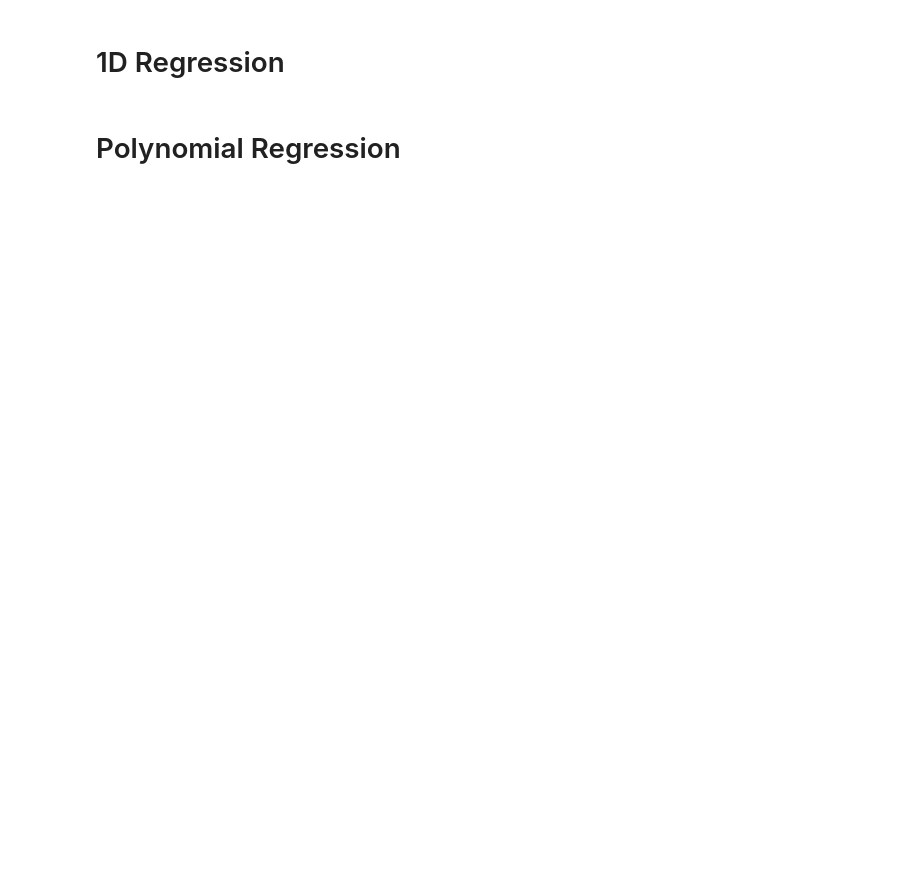
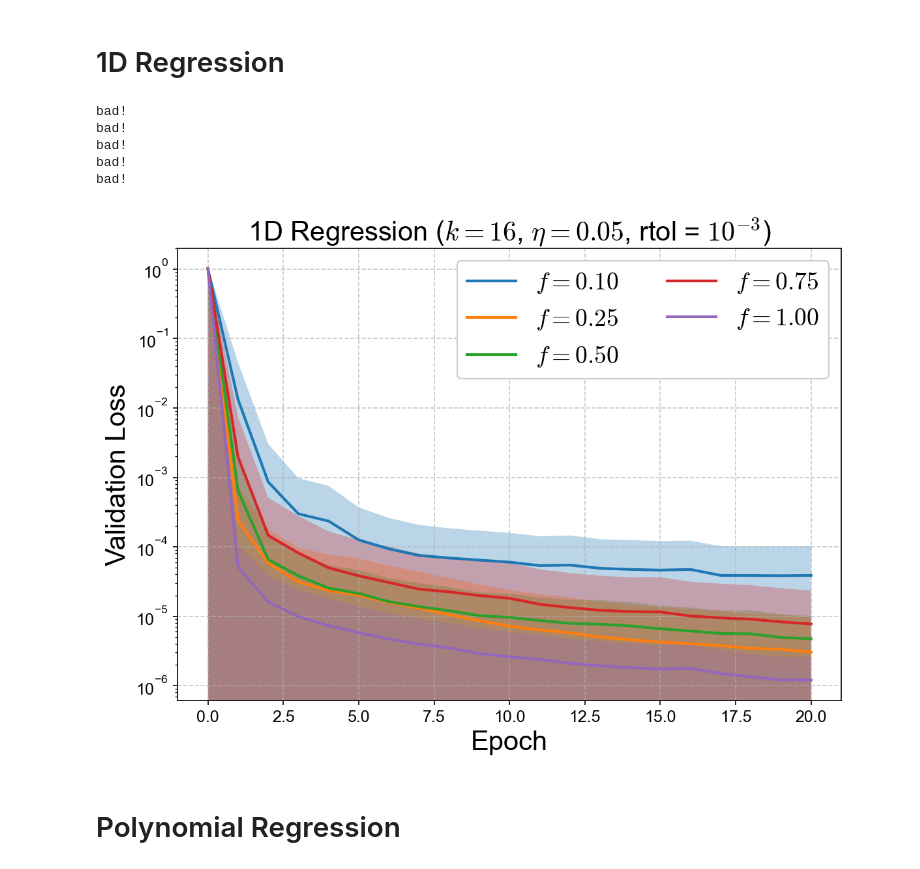
Before and after one commit to sambt/sven-experiments, a Jupyter notebook: analysis/paramfrac_analysis.ipynb, the cells around one changed output. Cells and saved outputs as stored; diff of their text form; code cells hidden in the pictures; blank space fills up the shorter version.

```diff
--- a/analysis/paramfrac_analysis.ipynb
+++ b/analysis/paramfrac_analysis.ipynb
@@ -30,9 +32,10 @@ print(f"Plots will be saved to: {PLOT_DIR.resolve()}")
 from style import load_results
 
 SCAN_CONFIGS = {
-    #'MNIST':    'mnist_paramfrac_labelreg_scan',
+    'MNIST':    'mnist_paramfrac_labelreg_scan',
     'Toy 1D':              'toy_1d_paramfrac_scan',
     'Polynomial':          'polynomial_paramfrac_scan',
+    'CIFAR' :              'cifar10_resnet_ce_paramFrac_scan'
 }
 
 datasets = {}
@@ -119,35 +165,43 @@ fig, ax = plt.subplots(figsize=(8, 6))
 
 K_SEL = 16
 RTOL = 1e-3
 LR = 0.05
 
 df = datasets['Toy 1D']
 
 for pfrac in param_fracs_1d:
     losses = []
     for mseed in model_seeds_1d:
         cut = (df['param_fraction'] == pfrac) & (df['model_seed'] == mseed) & (df['k'] == K_SEL) & (df['rtol'] == RTOL) & (df['lr'] == LR)
         row = df.loc[cut]
-        if len(row) > 1:
+        if len(row) > 1 or len(row) == 0:
             print("bad!")
+            continue
         row = row.iloc[0]
         losses.append(np.array(get_loss_curve(row, 'val')).reshape(1,-1))
     losses = np.concatenate(losses, axis=0)
     mean_loss = np.mean(losses, axis=0)
     std_loss = np.std(losses, axis=0)
     epochs = np.arange(len(mean_loss))
     ax.plot(epochs, mean_loss, label=f"$f={pfrac:.2f}$", zorder=2)
     ax.fill_between(epochs, mean_loss - std_loss, mean_loss + std_loss, alpha=0.3, zorder=1)
 
 ax.set_xlabel('Epoch')
 ax.set_ylabel('Validation Loss')
 ax.set_yscale('log')
 plt.legend(ncol=2,loc='upper right',frameon=True,framealpha=1, fontsize=18)
 ax.set_title(f"1D Regression ($k = {K_SEL}$, $\\eta = {LR}$, rtol = ${lr_labels[RTOL]}$)")
 plt.ylim([None,2])
 plt.grid(axis='both', linestyle='--', alpha=0.7, zorder=0)
 plt.tight_layout()
-plt.savefig(PLOT_DIR / "toy_1d_val_loss_paramFracScan.pdf",bbox_inches='tight')
+#plt.savefig(PLOT_DIR / "toy_1d_val_loss_paramFracScan.pdf",bbox_inches='tight')
+# %% [output]
+bad!
+bad!
+bad!
+bad!
+bad!
+[figure, added]
 # %% [markdown]
 # Polynomial Regression
 # %%
```
Also changed, not shown: parts of 11 cells of this notebook, 4 other files.
